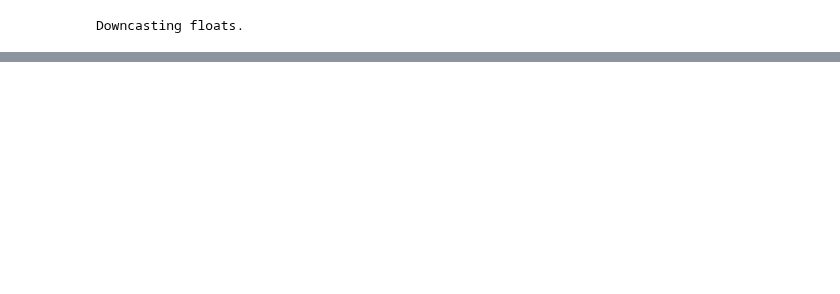
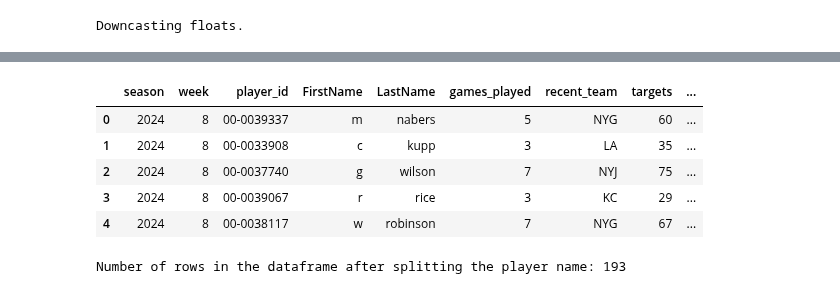
Before and after one commit to ARCtechmo/fanfav, a Jupyter notebook: wr_model_A_test.ipynb, the cells around one changed output, grey strips where cells are left out. Cells and saved outputs as stored; diff of their text form; code cells hidden in the pictures; blank space fills up the shorter version.

```diff
--- a/wr_model_A_test.ipynb
+++ b/wr_model_A_test.ipynb
@@ -201,20 +73,0 @@ wr_with_criteria_flags = update_baseline_with_criteria_flags()
-# %%
-# Split the 'player_name' column in the baseline dataframe into 'FirstName' and 'LastName'
-def split_player_name_column(df):
-    # Split the 'player_name' column by '.' into two columns: 'FirstName' and 'LastName'
-    df[['FirstName', 'LastName']] = df['player_name'].str.split('.', expand=True)
-
-    # Normalize the 'FirstName' and 'LastName' columns: strip spaces and convert to lowercase
-    df['FirstName'] = df['FirstName'].str.strip().str.lower()
-    df['LastName'] = df['LastName'].str.strip().str.lower()
-
-    # Drop the original 'player_name' column if no longer needed
-    df.drop(columns=['player_name'], inplace=True)
-
-    return df
-
-# Apply the function to split the player name
-wr_with_criteria_flags = split_player_name_column(wr_with_criteria_flags)
-
-# Display the updated dataframe to verify the split
-display(wr_with_criteria_flags.head())
@@ -228,3 +208,48 @@ display(wr_with_criteria_flags.head())
+# %%
+# Function to split the 'player_name' column and handle cases where the split doesn't result in two parts
+def split_player_name_column(df):
+    # Split the 'player_name' column by '.' into two columns: 'FirstName' and 'LastName'
+    # Use expand=True to split into two columns, and handle cases with fewer/more parts by filling with None
+    name_split = df['player_name'].str.split('.', expand=True, n=1)
+
+    # Ensure that the split produces exactly two columns, and fill missing parts with empty strings
+    name_split.columns = ['FirstName', 'LastName']
+    name_split['FirstName'] = name_split['FirstName'].fillna('')  # Avoid inplace assignment
+    name_split['LastName'] = name_split['LastName'].fillna('')    # Avoid inplace assignment
+
+    # Normalize the 'FirstName' and 'LastName' columns: strip spaces and convert to lowercase
+    name_split['FirstName'] = name_split['FirstName'].str.strip().str.lower()
+    name_split['LastName'] = name_split['LastName'].str.strip().str.lower()
+
+    # Add the split columns back to the dataframe and drop the original 'player_name' column
+    df = pd.concat([df, name_split], axis=1)
+    df.drop(columns=['player_name'], inplace=True)
+
+    # Reorder the columns to match the desired order
+    df = df[['season', 'week', 'player_id', 'FirstName', 'LastName', 'games_played', 'recent_team',
+             'targets', 'targets_per_game', 'avg_7tgs_per_game_bool', 'target_share', 'receptions',
+             'receptions_per_game', 'receiving_yards', 'receiving_yards_per_game', 'yds_per_reception',
+             'season_avg_10yds_per_reception_bool', 'total_targets_last_3_games', 'avg_7tgs_last3_games',
+             'avg_7tgs_last3_games_bool']]
+
+    return df
+
+# Apply the function to split the player name
+wr_with_split_name_df = split_player_name_column(wr_with_criteria_flags_df)
+
+# Display the updated dataframe to verify the split
+display(wr_with_split_name_df.head())
+
+# Print the row count for verification
+print(f"Number of rows in the dataframe after splitting the player name: {wr_with_split_name_df.shape[0]}")
+# %% [output]
+|  | season | week | player_id | FirstName | LastName | games_played | recent_team | targets | ... |
+| 0 | 2024 | 8 | 00-0039337 | m | nabers | 5 | NYG | 60 | ... |
+| 1 | 2024 | 8 | 00-0033908 | c | kupp | 3 | LA | 35 | ... |
+| 2 | 2024 | 8 | 00-0037740 | g | wilson | 7 | NYJ | 75 | ... |
+| 3 | 2024 | 8 | 00-0039067 | r | rice | 3 | KC | 29 | ... |
+| 4 | 2024 | 8 | 00-0038117 | w | robinson | 7 | NYG | 67 | ... |
+Number of rows in the dataframe after splitting the player name: 193
 # %%
 # Function to scrape salary changes from FantasyPros website
 def scrape_salary_changes():
```
Also changed, not shown: parts of 23 cells of this notebook.
